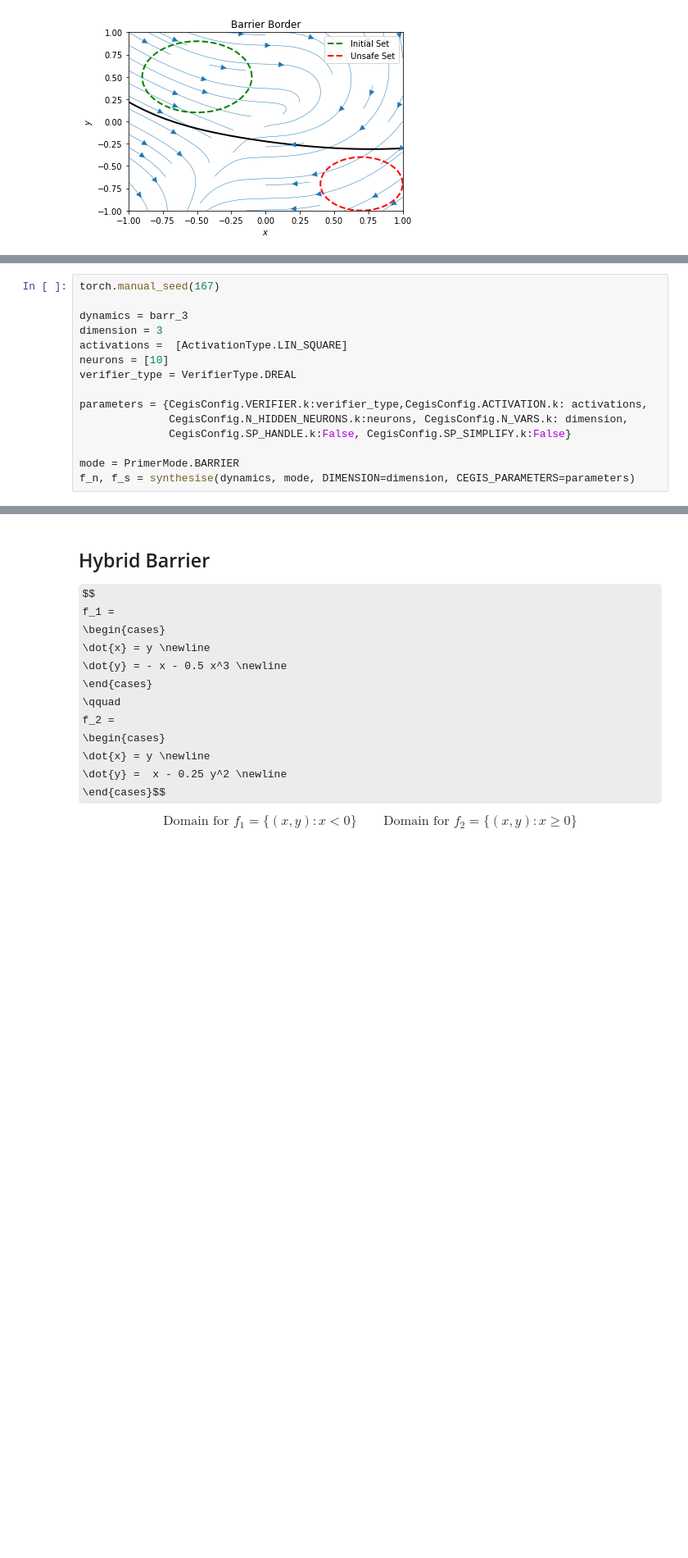
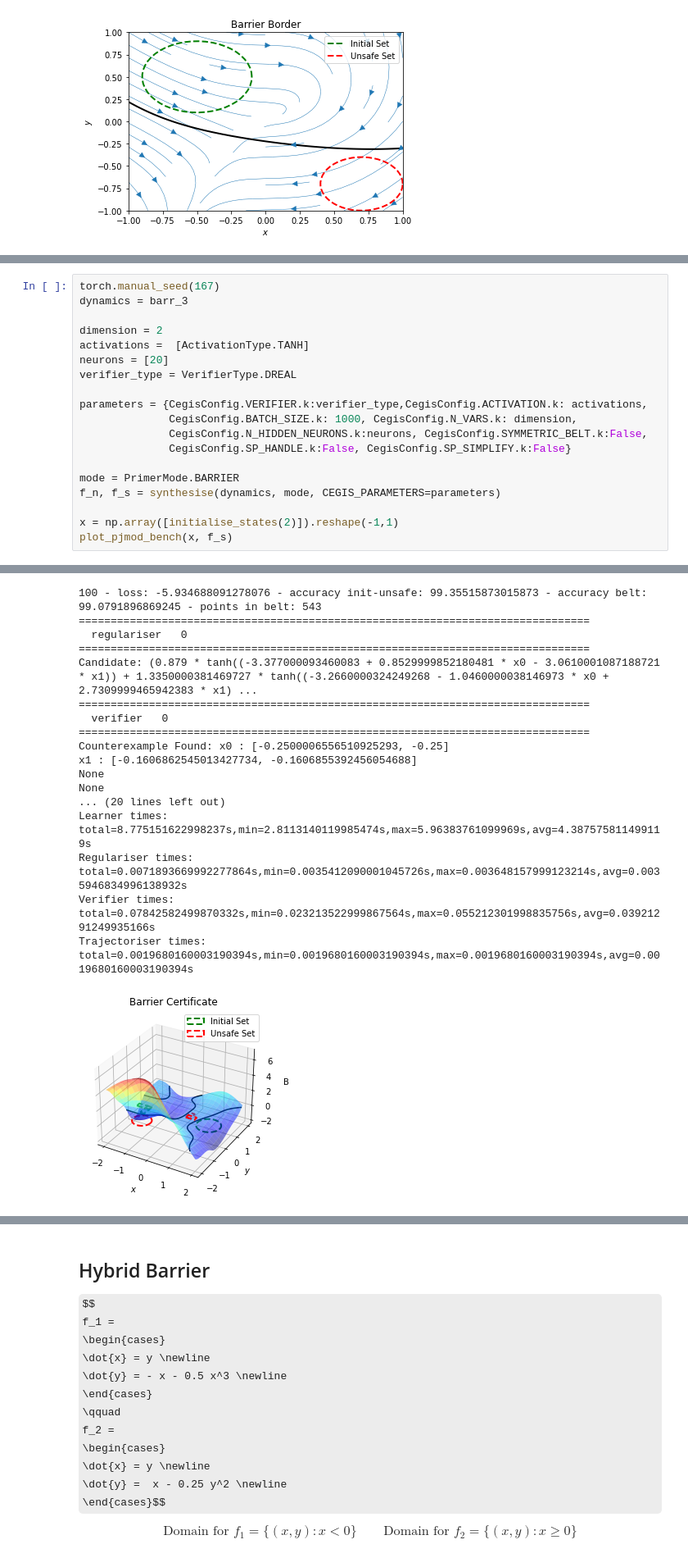
Before and after one commit to oxford-oxcav/fossil, a Jupyter notebook: experiments/FOSSIL-benchmarks.ipynb, the cells around one changed output, grey strips where cells are left out. Shown: that part at 82% size. Saved outputs shown, nothing was run; the diff lists cells and outputs as text; some formulas as TeX source; blank space fills up the shorter version.

```diff
--- a/experiments/FOSSIL-benchmarks.ipynb
+++ b/experiments/FOSSIL-benchmarks.ipynb
@@ -594,18 +598,22 @@ $$\begin{align*}
 # %%
 torch.manual_seed(167)
+dynamics = barr_3
 
-dynamics = barr_3
-dimension = 3
-activations =  [ActivationType.LIN_SQUARE]
-neurons = [10]
+dimension = 2
+activations =  [ActivationType.TANH]
+neurons = [20]
 verifier_type = VerifierType.DREAL
 
 parameters = {CegisConfig.VERIFIER.k:verifier_type,CegisConfig.ACTIVATION.k: activations,
-              CegisConfig.N_HIDDEN_NEURONS.k:neurons, CegisConfig.N_VARS.k: dimension,
+              CegisConfig.BATCH_SIZE.k: 1000, CegisConfig.N_VARS.k: dimension,
+              CegisConfig.N_HIDDEN_NEURONS.k:neurons, CegisConfig.SYMMETRIC_BELT.k:False,
               CegisConfig.SP_HANDLE.k:False, CegisConfig.SP_SIMPLIFY.k:False}
 
 mode = PrimerMode.BARRIER
-f_n, f_s = synthesise(dynamics, mode, DIMENSION=dimension, CEGIS_PARAMETERS=parameters)
+f_n, f_s = synthesise(dynamics, mode, CEGIS_PARAMETERS=parameters)
+
+x = np.array([initialise_states(2)]).reshape(-1,1)
+plot_pjmod_bench(x, f_s)
 # %% [output]
 ================================================================================
   learner   0
@@ -626,0 +622,18 @@ Trajectoriser times: total=0s,min=9223372036854775808s,max=0s,avg=0s
+100 - loss: -5.934688091278076 - accuracy init-unsafe: 99.35515873015873 - accuracy belt: 99.0791896869245 - points in belt: 543
+================================================================================
+  regulariser   0
+================================================================================
+Candidate: (0.879 * tanh((-3.377000093460083 + 0.8529999852180481 * x0 - 3.0610001087188721 * x1)) + 1.3350000381469727 * tanh((-3.2660000324249268 - 1.0460000038146973 * x0 + 2.7309999465942383 * x1) ...
+================================================================================
+  verifier   0
+================================================================================
+Counterexample Found: x0 : [-0.2500006556510925293, -0.25]
+x1 : [-0.1606862545013427734, -0.1606855392456054688]
+None
+None
+... (20 lines left out)
+Learner times: total=8.775151622998237s,min=2.8113140119985474s,max=5.96383761099969s,avg=4.387575811499119s
+Regulariser times: total=0.0071893669992277864s,min=0.0035412090001045726s,max=0.003648157999123214s,avg=0.0035946834996138932s
+Verifier times: total=0.07842582499870332s,min=0.023213522999867564s,max=0.055212301998835756s,avg=0.03921291249935166s
+Trajectoriser times: total=0.0019680160003190394s,min=0.0019680160003190394s,max=0.0019680160003190394s,avg=0.0019680160003190394s
+[figure, added]
```
Also changed, not shown: parts of 6 cells of this notebook, 5 other files.
